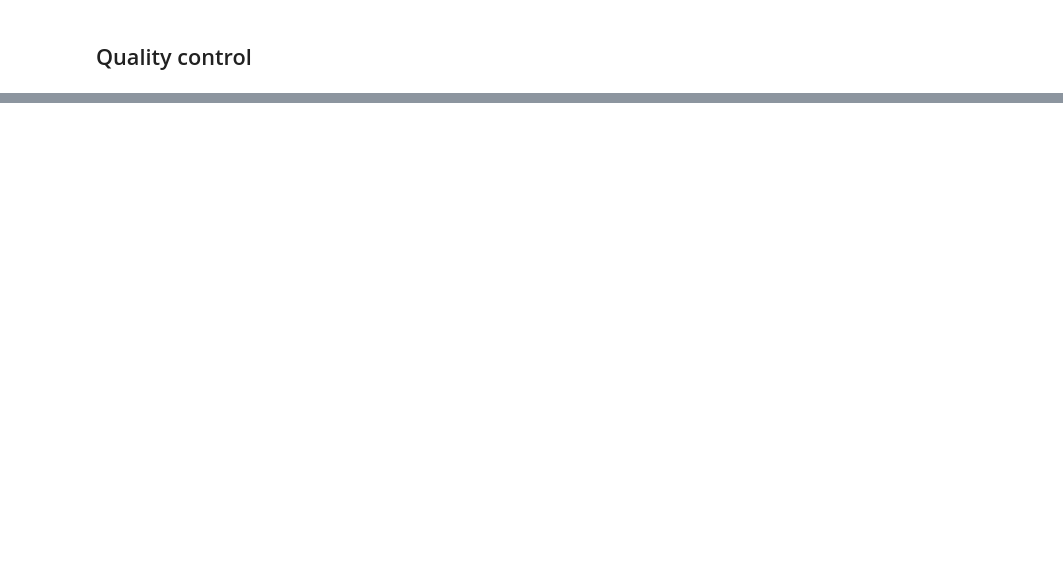
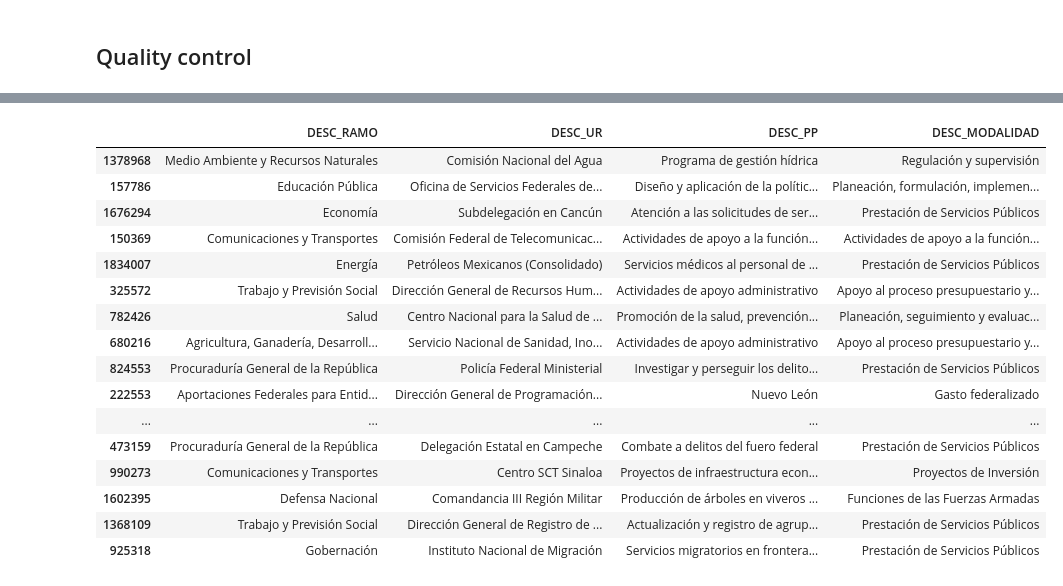
Before and after one commit to os-data/mexican-federal-budget, a Jupyter notebook: pipeline.ipynb, the cells around one changed output, grey strips where cells are left out. Cells and saved outputs as stored; diff of their text form; code cells hidden in the pictures; blank space fills up the shorter version.

```diff
--- a/pipeline.ipynb
+++ b/pipeline.ipynb
@@ -796,0 +643,20 @@ merged.sample(n=10000).to_csv('pipeline.out/iteration-15-all-new-data-2008-2016/
+# %%
+merged2[['DESC_RAMO', 'DESC_UR', 'DESC_PP', 'DESC_MODALIDAD']].sample(n=20)
+# %% [output]
+|  | DESC_RAMO | DESC_UR | DESC_PP | DESC_MODALIDAD |
+| 1378968 | Medio Ambiente y Recursos Naturales | Comisión Nacional del Agua | Programa de gestión hídrica | Regulación y supervisión |
+| 157786 | Educación Pública | Oficina de Servicios Federales de... | Diseño y aplicación de la polític... | Planeación, formulación, implemen... |
+| 1676294 | Economía | Subdelegación en Cancún | Atención a las solicitudes de ser... | Prestación de Servicios Públicos |
+| 150369 | Comunicaciones y Transportes | Comisión Federal de Telecomunicac... | Actividades de apoyo a la función... | Actividades de apoyo a la función... |
+| 1834007 | Energía | Petróleos Mexicanos (Consolidado) | Servicios médicos al personal de ... | Prestación de Servicios Públicos |
+| 325572 | Trabajo y Previsión Social | Dirección General de Recursos Hum... | Actividades de apoyo administrativo | Apoyo al proceso presupuestario y... |
+| 782426 | Salud | Centro Nacional para la Salud de ... | Promoción de la salud, prevención... | Planeación, seguimiento y evaluac... |
+| 680216 | Agricultura, Ganadería, Desarroll... | Servicio Nacional de Sanidad, Ino... | Actividades de apoyo administrativo | Apoyo al proceso presupuestario y... |
+| 824553 | Procuraduría General de la República | Policía Federal Ministerial | Investigar y perseguir los delito... | Prestación de Servicios Públicos |
+| 222553 | Aportaciones Federales para Entid... | Dirección General de Programación... | Nuevo León | Gasto federalizado |
+| ... | ... | ... | ... | ... |
+| 473159 | Procuraduría General de la República | Delegación Estatal en Campeche | Combate a delitos del fuero federal | Prestación de Servicios Públicos |
+| 990273 | Comunicaciones y Transportes | Centro SCT Sinaloa | Proyectos de infraestructura econ... | Proyectos de Inversión |
+| 1602395 | Defensa Nacional | Comandancia III Región Militar | Producción de árboles en viveros ... | Funciones de las Fuerzas Armadas |
+| 1368109 | Trabajo y Previsión Social | Dirección General de Registro de ... | Actualización y registro de agrup... | Prestación de Servicios Públicos |
+| 925318 | Gobernación | Instituto Nacional de Migración | Servicios migratorios en frontera... | Prestación de Servicios Públicos |
```
Also changed, not shown: parts of 23 cells of this notebook, 8 other files.
